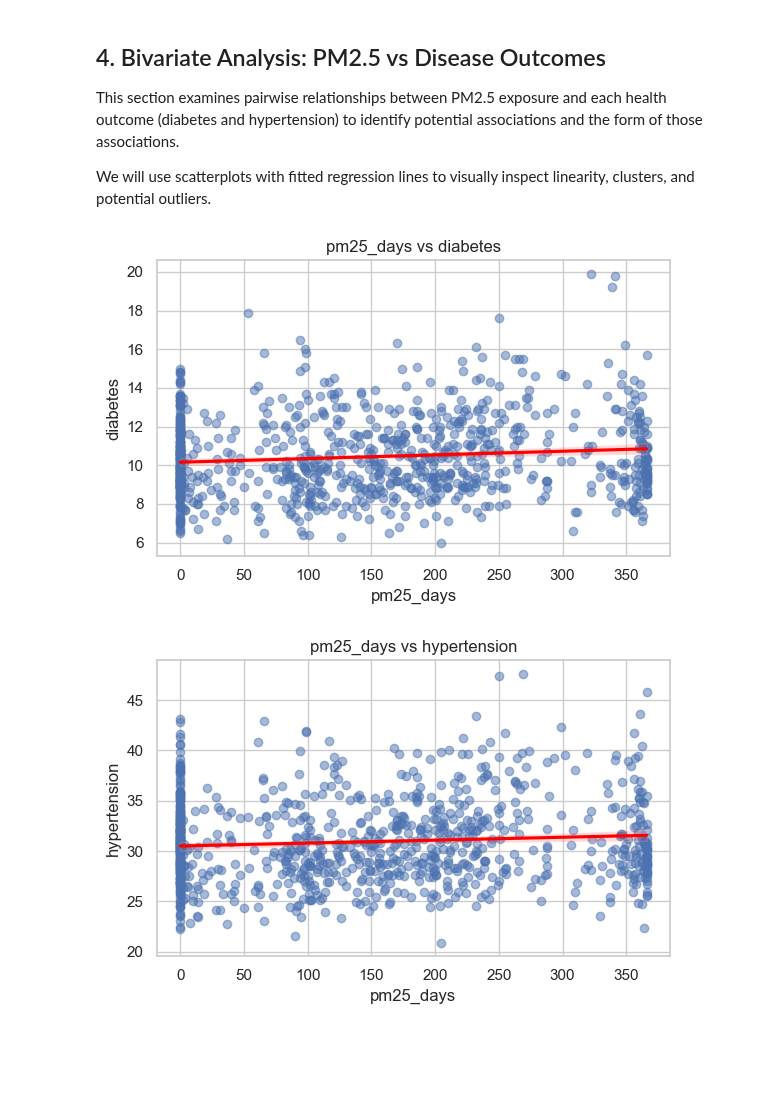
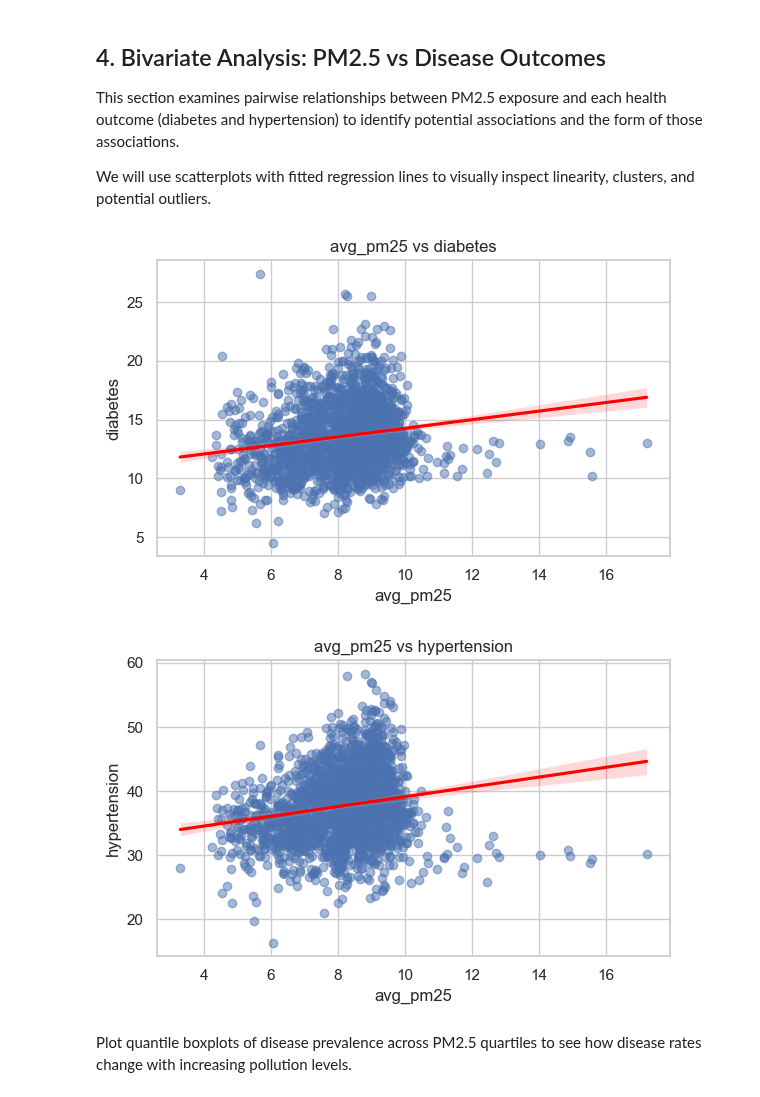
Before and after one commit to ahmetvkrt/pm25-diabetes-hypertension, a Jupyter notebook: data_analysis.ipynb, the cells around one changed output. Cells and saved outputs as stored; diff of their text form; code cells hidden in the pictures; blank space fills up the shorter version.

```diff
--- a/data_analysis.ipynb
+++ b/data_analysis.ipynb
@@ -15,7 +16,7 @@ from scipy import stats
 
 sns.set_theme(style="whitegrid", context="notebook")
 # %%
-df = pd.read_csv('aqi_places_merged.csv')
+df = build_dataset()
 # %% [markdown]
 ## 2. Dataset Overview
 
@@ -154,19 +163,21 @@ This section examines pairwise relationships between PM2.5 exposure and each hea
 We will use scatterplots with fitted regression lines to visually inspect linearity, clusters, and potential outliers.
 # %%
 pairs = [
-    ("pm25_days", "diabetes"),
-    ("pm25_days", "hypertension")
+    ("avg_pm25", "diabetes"),
+    ("avg_pm25", "hypertension")
 ]
 
 for x, y in pairs:
     if x not in df.columns or y not in df.columns:
         continue
 
     plt.figure(figsize=(6, 4))
     sns.regplot(x=x, y=y, data=df, scatter_kws={"alpha": 0.5}, line_kws={"color": "red"})
     plt.title(f"{x} vs {y}")
     plt.tight_layout()
     plt.show()
 # %% [output]
-[figure, old version]
+[figure, new version]
-[figure, old version]
+[figure, new version]
+# %% [markdown]
+Plot quantile boxplots of disease prevalence across PM2.5 quartiles to see how disease rates change with increasing pollution levels.
```
Also changed, not shown: parts of 19 cells of this notebook.
